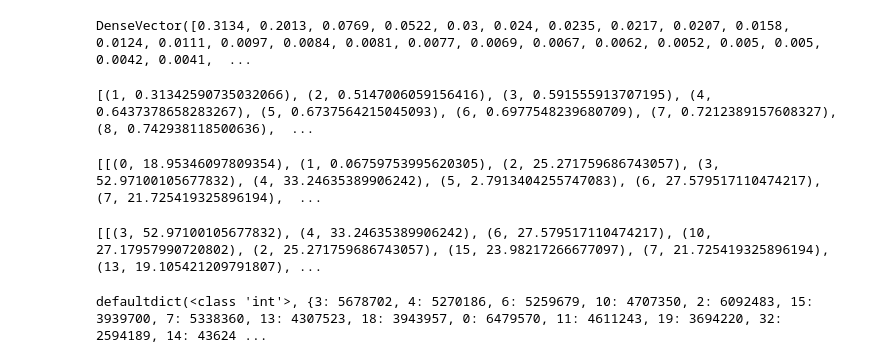
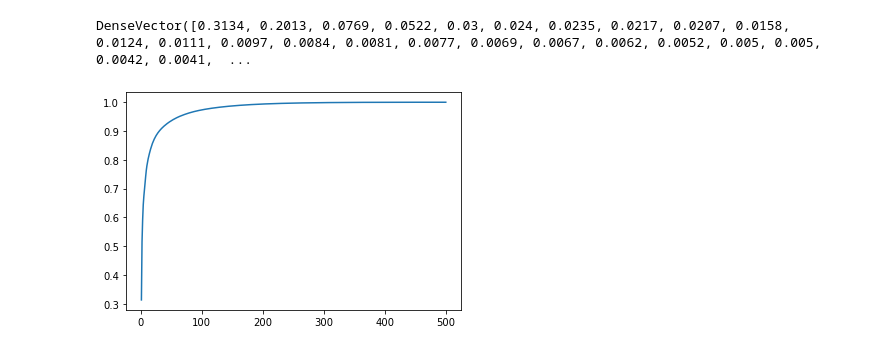
Before and after one commit to MCGallaspy/mas_dse_capstone, a Jupyter notebook: notebooks/emr/2. Analysis of PCA results.ipynb, the cells around one changed output. Drawn from its saved outputs; the diff is of its cells as text; code cells hidden in the pictures.

```diff
--- a/notebooks/emr/2. Analysis of PCA results.ipynb
+++ b/notebooks/emr/2. Analysis of PCA results.ipynb
@@ -54,11 +25,3 @@ loadedModel = PCAModel.load("s3a://dse-cohort5-group5/wildfire_capstone/pcamodel
 loadedModel.explainedVariance
 # %% [output]
 DenseVector([0.3134, 0.2013, 0.0769, 0.0522, 0.03, 0.024, 0.0235, 0.0217, 0.0207, 0.0158, 0.0124, 0.0111, 0.0097, 0.0084, 0.0081, 0.0077, 0.0069, 0.0067, 0.0062, 0.0052, 0.005, 0.005, 0.0042, 0.0041,  ...
-# %%
-list(enumerate(np.cumsum(loadedModel.explainedVariance.toArray()), 1))
-# %% [output]
-[(1, 0.31342590735032066), (2, 0.5147006059156416), (3, 0.591555913707195), (4, 0.6437378658283267), (5, 0.6737564215045093), (6, 0.6977548239680709), (7, 0.7212389157608327), (8, 0.742938118500636),  ...
-# %%
-pca_features.take(3)
-# %% [output]
-[[(0, 18.95346097809354), (1, 0.06759753995620305), (2, 25.271759686743057), (3, 52.97100105677832), (4, 33.24635389906242), (5, 2.7913404255747083), (6, 27.579517110474217), (7, 21.725419325896194),  ...
@@ -71,9 +28,8 @@ pca_features = pca_features.map(sort_and_take_top_N)
-# %%
-pca_features.take(3)
-# %% [output]
-[[(3, 52.97100105677832), (4, 33.24635389906242), (6, 27.579517110474217), (10, 27.17957990720802), (2, 25.271759686743057), (15, 23.98217266677097), (7, 21.725419325896194), (13, 19.105421209791807), ...
-# %%
-top_indices = pca_features.flatMap(lambda xs: [(x[0], 1) for x in xs]).countByKey()
-top_indices
-# %% [output]
-defaultdict(<class 'int'>, {3: 5678702, 4: 5270186, 6: 5259679, 10: 4707350, 2: 6092483, 15: 3939700, 7: 5338360, 13: 4307523, 18: 3943957, 0: 6479570, 11: 4611243, 19: 3694220, 32: 2594189, 14: 43624 ...
+# %%
+%matplotlib inline
+from matplotlib import pyplot as plt
+cumulativeExplainedVariance = np.cumsum(loadedModel.explainedVariance)
+N = len(loadedModel.explainedVariance)
+plt.plot(range(1, N+1), cumulativeExplainedVariance);
+# %% [output]
+[figure, added]
```
Also changed, not shown: parts of 15 cells of this notebook.
